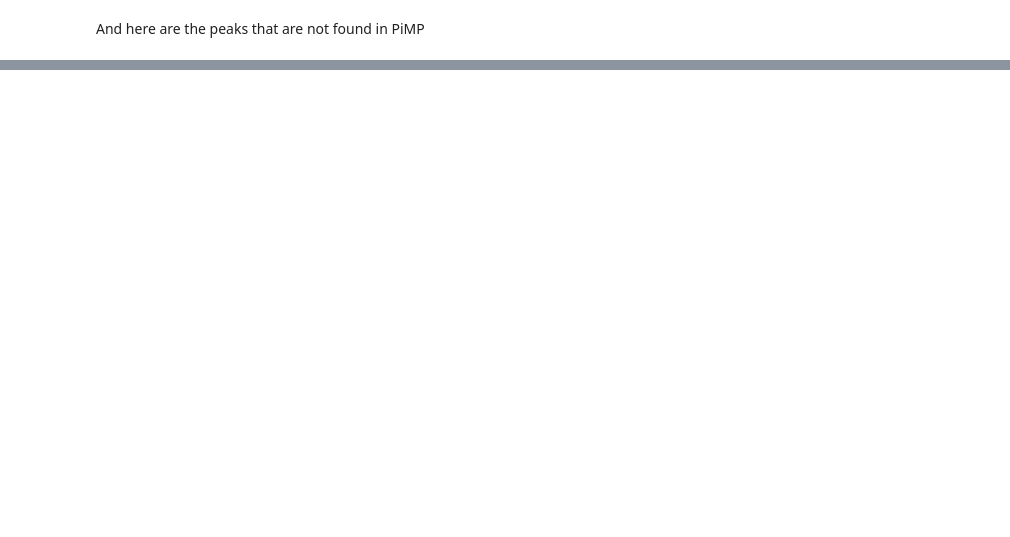
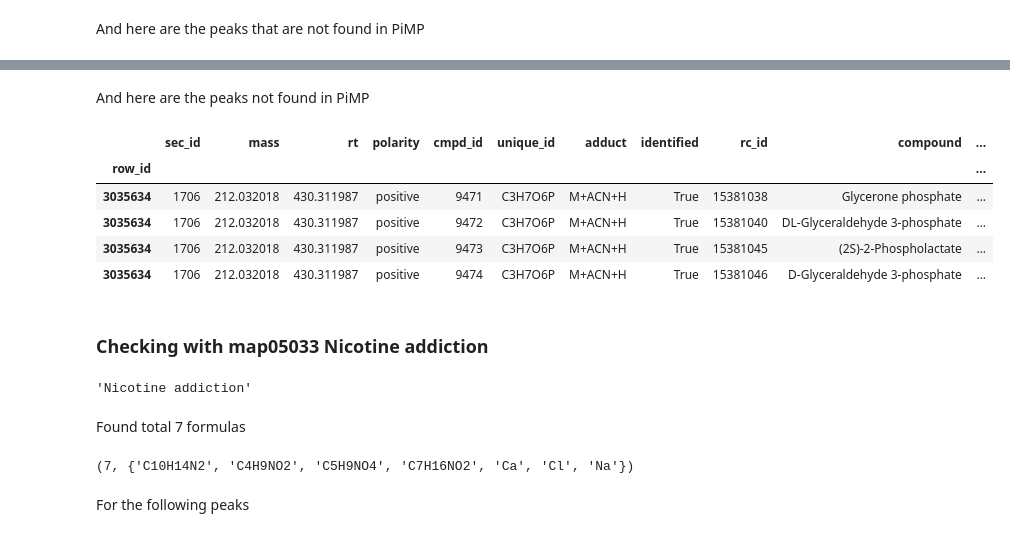
Before and after one commit to glasgowcompbio/PALS, a Jupyter notebook: notebooks/pals_checking_vs_pimp.ipynb, the cells around one changed output, grey strips where cells are left out. Drawn from its saved outputs; the diff is of its cells as text; code cells hidden in the pictures; blank space fills up the shorter version.

```diff
--- a/notebooks/pals_checking_vs_pimp.ipynb
+++ b/notebooks/pals_checking_vs_pimp.ipynb
@@ -247,0 +264,26 @@ formula_df[formula_df['formula'].isin(['C11H13N4', 'C3H7O6P'])]
+# %% [markdown]
+And here are the peaks not found in PiMP
+# %%
+formula_df[formula_df['unique_id'].isin(['C3H7O6P'])]
+# %% [output]
+|  | sec_id | mass | rt | polarity | cmpd_id | unique_id | adduct | identified | rc_id | compound | ... |
+| row_id |  |  |  |  |  |  |  |  |  |  | ... |
+| 3035634 | 1706 | 212.032018 | 430.311987 | positive | 9471 | C3H7O6P | M+ACN+H | True | 15381038 | Glycerone phosphate | ... |
+| 3035634 | 1706 | 212.032018 | 430.311987 | positive | 9472 | C3H7O6P | M+ACN+H | True | 15381040 | DL-Glyceraldehyde 3-phosphate | ... |
+| 3035634 | 1706 | 212.032018 | 430.311987 | positive | 9473 | C3H7O6P | M+ACN+H | True | 15381045 | (2S)-2-Phospholactate | ... |
+| 3035634 | 1706 | 212.032018 | 430.311987 | positive | 9474 | C3H7O6P | M+ACN+H | True | 15381046 | D-Glyceraldehyde 3-phosphate | ... |
+# %% [markdown]
+### Checking with map05033	Nicotine addiction
+# %%
+mapid = 'map05033'
+ds.pathway_dict[mapid]
+# %% [output]
+'Nicotine addiction'
+# %% [markdown]
+Found total 7 formulas
+# %%
+len(ds.pathway_to_unique_ids_dict[mapid]), ds.pathway_to_unique_ids_dict[mapid]
+# %% [output]
+(7, {'C10H14N2', 'C4H9NO2', 'C5H9NO4', 'C7H16NO2', 'Ca', 'Cl', 'Na'})
+# %% [markdown]
+For the following peaks
```
Also changed, not shown: parts of 31 cells of this notebook, 4 other files.
